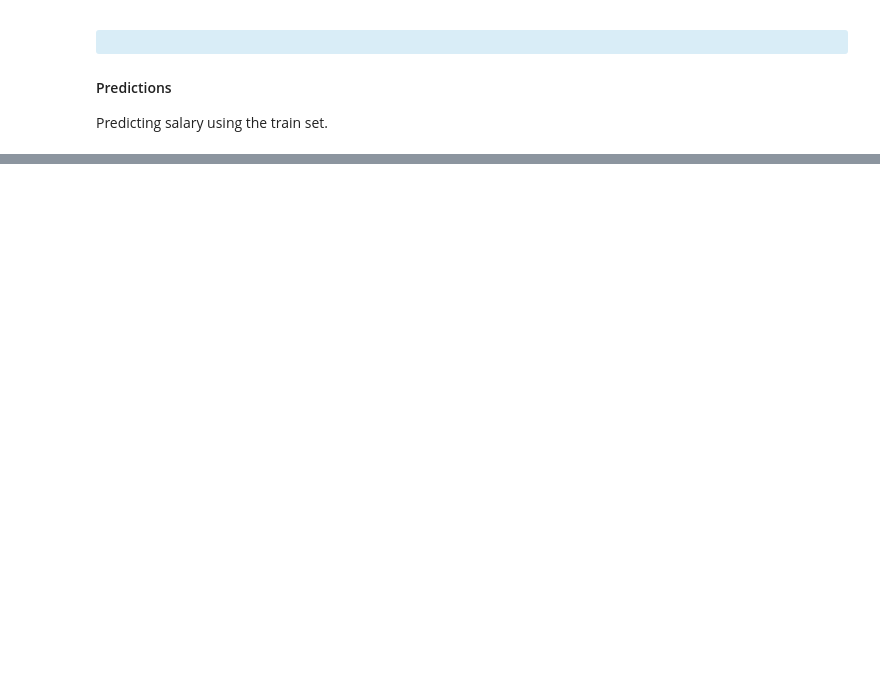
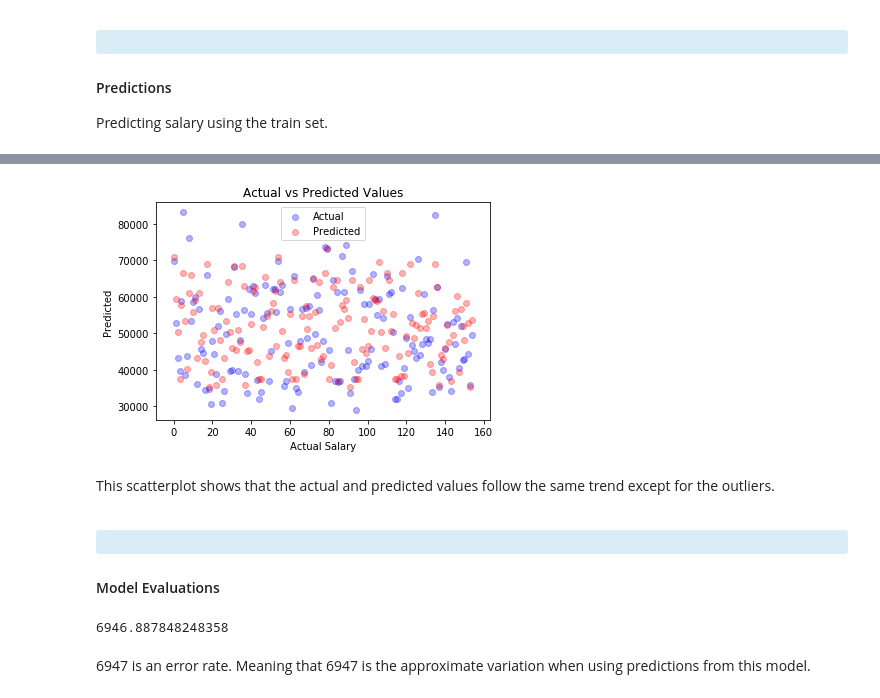
Before and after one commit to MphoKhotleng/Multiple-Linear-Regression, a Jupyter notebook: Updated_MLR.ipynb, the cells around one changed output, grey strips where cells are left out. Cells and saved outputs as stored; diff of their text form; code cells hidden in the pictures; blank space fills up the shorter version.

```diff
--- a/Updated_MLR.ipynb
+++ b/Updated_MLR.ipynb
@@ -263,12 +250,8 @@ __Dataset is split into the train and test set.
 # %%
 #split data
-x = features_corr
-y = features_corr["salary"]
+x = sal2.drop('salary', axis=1)
+y = sal2["salary"]
 
 x = sm.add_constant(x)
 
-#print(np.asarray(features))
-
-x_train,x_test,y_train,y_test = train_test_split(x,y,test_size=0.3)
-
-model = sm.OLS(y_train, x_train).fit()
+X_train,X_test,Y_train,Y_test = train_test_split(x,y,test_size=0.3)
@@ -408,0 +360,5 @@ R-squared value tells the quality of the regression model. It describes the rela
+# %%
+test_reg = LinearRegression()
+test_reg.fit(X_train, Y_train)
+
+y_predict = test_reg.predict(X_test)
@@ -408,0 +374,21 @@ R-squared value tells the quality of the regression model. It describes the rela
+# %%
+_, ax = plt.subplots()
+
+ax.scatter(x = range(0, Y_test.size), y=Y_test, c = 'blue', label = 'Actual', alpha = 0.3)
+ax.scatter(x = range(0, y_predict.size), y=y_predict, c = 'red', label = 'Predicted', alpha = 0.3)
+
+plt.title('Actual vs Predicted Values')
+plt.xlabel('Actual Salary')
+plt.ylabel('Predicted')
+plt.legend()
+plt.show()
+# %% [output]
+[figure, added]
+# %% [markdown]
+This scatterplot shows that the actual and predicted values follow the same trend except for the outliers.
+# %% [markdown]
+<a id='eval'></a> <div class="alert alert-block alert-info">
+
+#### Model Evaluations
+
+ </div>
@@ -408,0 +397,7 @@ R-squared value tells the quality of the regression model. It describes the rela
+# %%
+model_mse = np.sqrt(mean_squared_error(Y_test, y_predict))
+model_mse
+# %% [output]
+6946.887848248358
+# %% [markdown]
+6947 is an error rate. Meaning that 6947 is the approximate variation when using predictions from this model.
```
Also changed, not shown: parts of 89 cells of this notebook, 1 other file.
